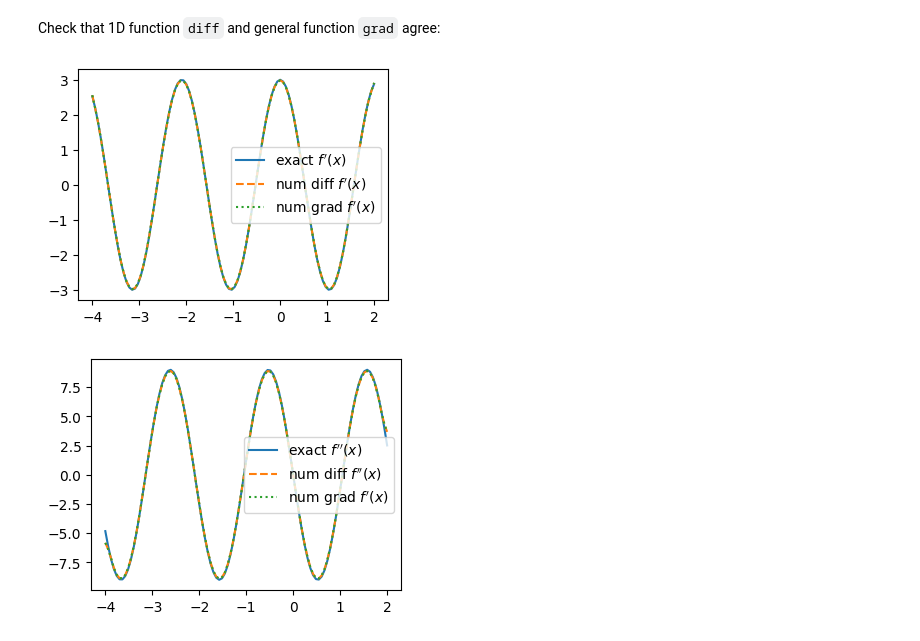
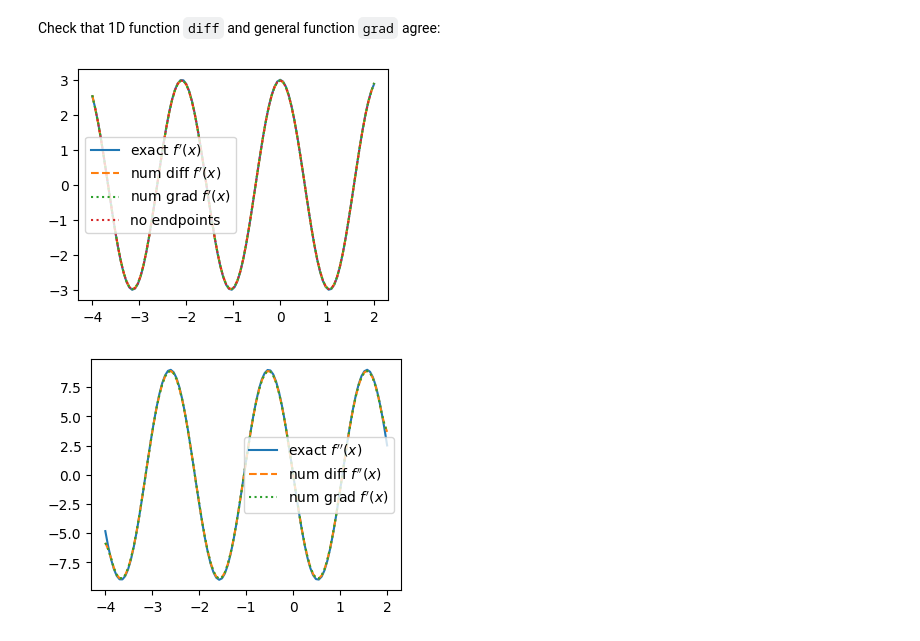
Before and after one commit to runehoejlund/plasma-ray-tracer, a Jupyter notebook: MGO/numgrad_examples.ipynb, the cells around one changed output. Saved outputs shown, nothing was run; the diff lists cells and outputs as text; code cells hidden in the pictures.

```diff
--- a/MGO/numgrad_examples.ipynb
+++ b/MGO/numgrad_examples.ipynb
@@ -61,7 +65,7 @@ def pad_right(f, axis):
     f_pad = np.concatenate([f, 3*(fm1 - fm2) + fm3], axis=axis)
     return f_pad
 
-def grad(f, *args, axes=None):
+def grad(f, *args, axes=None, cropped_axes=[]):
     '''
     Returns finite difference derivative of N-D array, f, with respect to arguments, *args.
 
@@ -84,10 +88,12 @@ def grad(f, *args, axes=None):
     to only get ∂f_1/∂x_2 and ∂f_2/∂x_2 ... and so on.
     '''
     _f = f.squeeze()
-
-    grad_f = np.zeros((*_f.shape, len(args)), dtype=_f.dtype)
     if axes is None:
         axes = np.arange(len(args))
+
+    assert set(cropped_axes) <= set(axes), 'Error: Axes to crop must be contained in axes to differentiate along. Received `cropped_axes` = ' + str(cropped_axes) + ', but `axes` = ' + str(axes)
+    shape = (s - 2 if i in cropped_axes else s for i, s in enumerate(_f.shape))
+    grad_f = np.zeros((*shape, len(args)), dtype=_f.dtype)
 
     for i, (axis, xi) in enumerate(zip(axes, args)):
         # Handle edge cases
@@ -98,8 +104,7 @@ def grad(f, *args, axes=None):
 
         h = np.diff(xi[:2])[0]
         if h == 0:
-            # If h is close to 0 either set gradient to 0 or np.nan
-            df = np.diff(f, axis=axis)
+            # If h is close to 0, set gradient to 0
             grad_f[..., i] = 0
             continue
 
@@ -110,9 +115,14 @@ def grad(f, *args, axes=None):
             continue
 
         # Main case
-        # make padding for calculating three-point difference
-        # estimate for the beginning and end points.
-        f_pad = pad_right(pad_left(f, axis=axis), axis=axis)
+        if axis not in cropped_axes:
+            # make padding for calculating three-point difference
+            # estimate for the beginning and end points.
+            f_pad = pad_right(pad_left(f, axis=axis), axis=axis)
+        else:
+            f_pad = f
+        slice_pad = np.s_[[slice(1, -1) if (j != axis and j in cropped_axes) else slice(None) for j in range(len(f.shape))]]
+        f_pad = f_pad[(*slice_pad, )]
 
         # The derivative is then calculated
         # as the central difference for all points.
@@ -152,13 +162,14 @@ Check that 1D function `diff` and general function `grad` agree:
 # %%
 df = diff(f, x)
 plt.figure(figsize=(4,3))
 plt.plot(x, _df, label=r"exact $f'(x)$")
 plt.plot(x, df, '--', label=r"num diff $f'(x)$")
 plt.plot(x, grad(f, x), ':', label=r"num grad $f'(x)$")
+plt.plot(x[1:-1], grad(f, x, cropped_axes=[0]), ':', label=r"no endpoints")
 plt.legend()
 plt.show()
 # %% [output]
-[figure, old version]
+[figure, new version]
 # %%
 ddf = diff(diff(f, x),x)
 plt.figure(figsize=(4,3))
```
Also changed, not shown: parts of 2 cells of this notebook, 1 other file.
